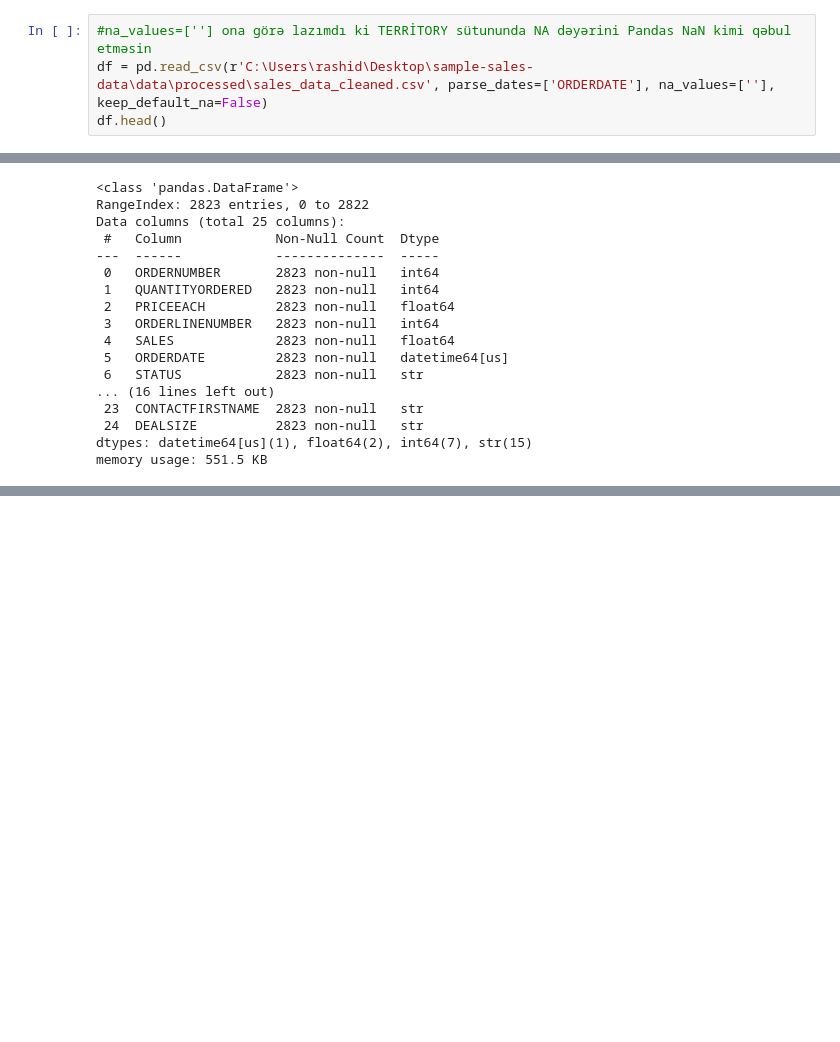
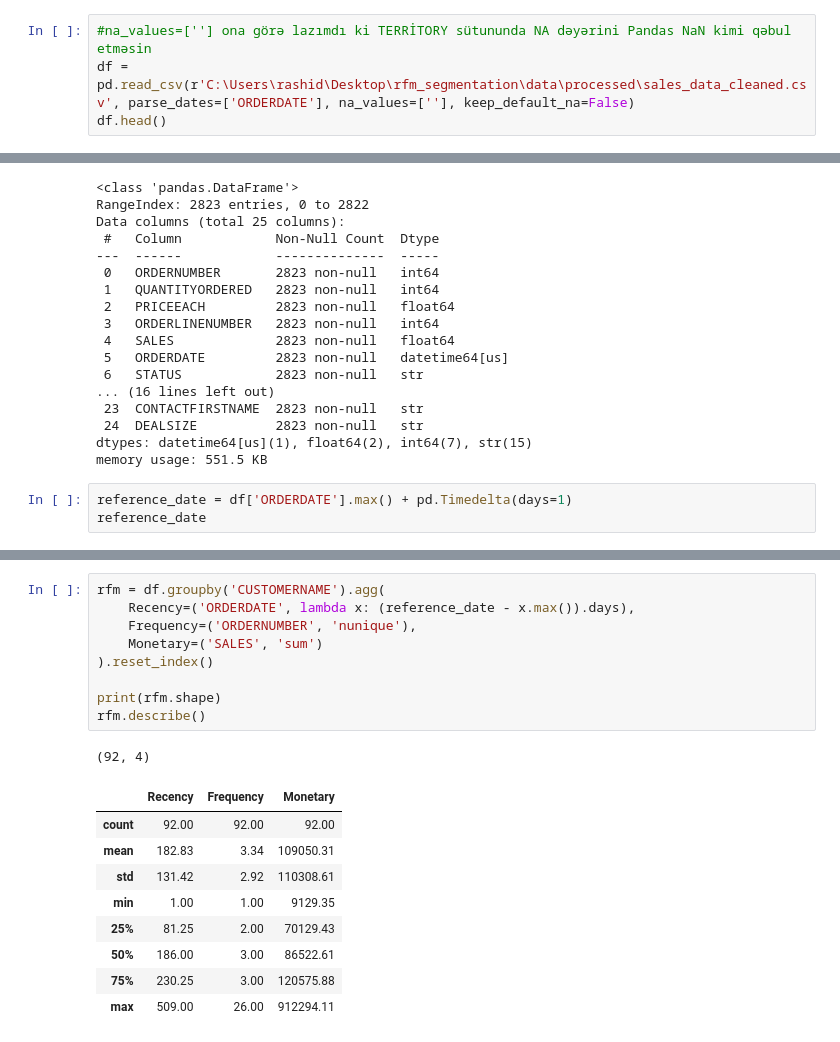
Before and after one commit to rashidmajidov/rfm-segmentation, a Jupyter notebook: notebooks/02_eda.ipynb, the cells around one changed output, grey strips where cells are left out. Drawn from its saved outputs; the diff is of its cells as text; blank space fills up the shorter version.

```diff
--- a/notebooks/02_eda.ipynb
+++ b/notebooks/02_eda.ipynb
@@ -10,7 +11,7 @@ pd.set_option('display.max_columns', None)
 pd.options.display.float_format = '{:.2f}'.format
 # %%
 #na_values=[''] ona görə lazımdı ki TERRİTORY sütununda NA dəyərini Pandas NaN kimi qəbul etməsin
-df = pd.read_csv(r'C:\Users\rashid\Desktop\sample-sales-data\data\processed\sales_data_cleaned.csv', parse_dates=['ORDERDATE'], na_values=[''], keep_default_na=False)
+df = pd.read_csv(r'C:\Users\rashid\Desktop\rfm_segmentation\data\processed\sales_data_cleaned.csv', parse_dates=['ORDERDATE'], na_values=[''], keep_default_na=False)
 df.head()
 # %% [output]
 |  | ORDERNUMBER | QUANTITYORDERED | PRICEEACH | ORDERLINENUMBER | SALES | ORDERDATE | STATUS | QTR_ID | ... |
@@ -39,3 +40,6 @@ Data columns (total 25 columns):
  24  DEALSIZE          2823 non-null   str
 dtypes: datetime64[us](1), float64(2), int64(7), str(15)
 memory usage: 551.5 KB
+# %%
+reference_date = df['ORDERDATE'].max() + pd.Timedelta(days=1)
+reference_date
@@ -41,0 +48,20 @@ memory usage: 551.5 KB
+# %%
+rfm = df.groupby('CUSTOMERNAME').agg(
+    Recency=('ORDERDATE', lambda x: (reference_date - x.max()).days),
+    Frequency=('ORDERNUMBER', 'nunique'),
+    Monetary=('SALES', 'sum')
+).reset_index()
+
+print(rfm.shape)
+rfm.describe()
+# %% [output]
+(92, 4)
+|  | Recency | Frequency | Monetary |
+| count | 92.00 | 92.00 | 92.00 |
+| mean | 182.83 | 3.34 | 109050.31 |
+| std | 131.42 | 2.92 | 110308.61 |
+| min | 1.00 | 1.00 | 9129.35 |
+| 25% | 81.25 | 2.00 | 70129.43 |
+| 50% | 186.00 | 3.00 | 86522.61 |
+| 75% | 230.25 | 3.00 | 120575.88 |
+| max | 509.00 | 26.00 | 912294.11 |
```
Also changed, not shown: parts of 7 cells of this notebook, 3 other files.
